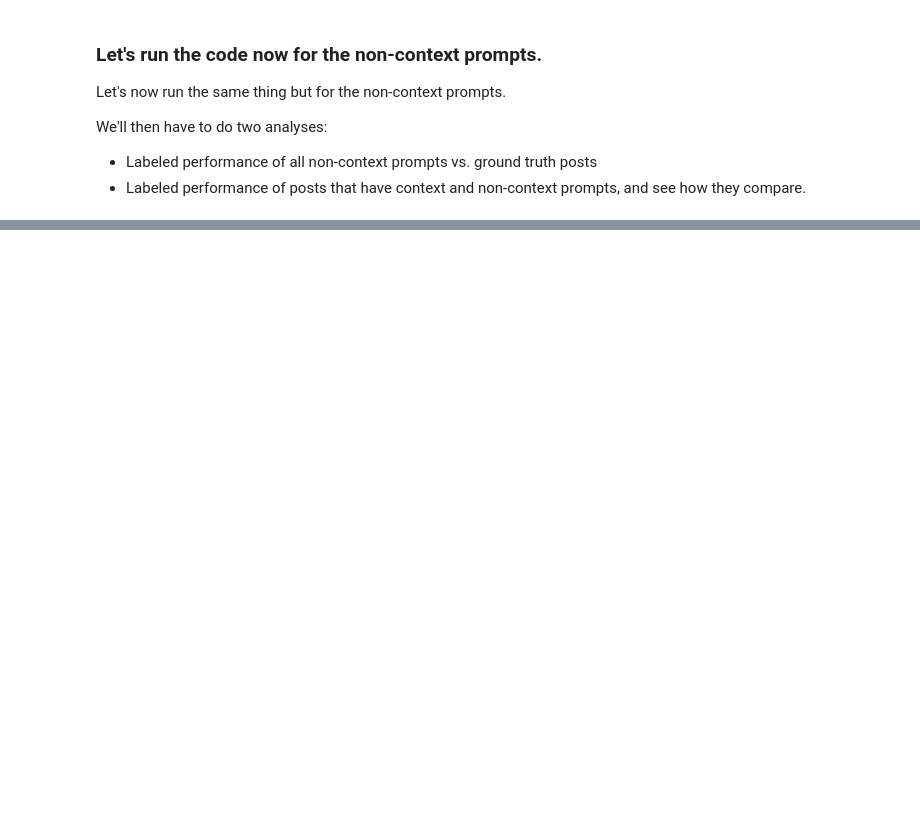
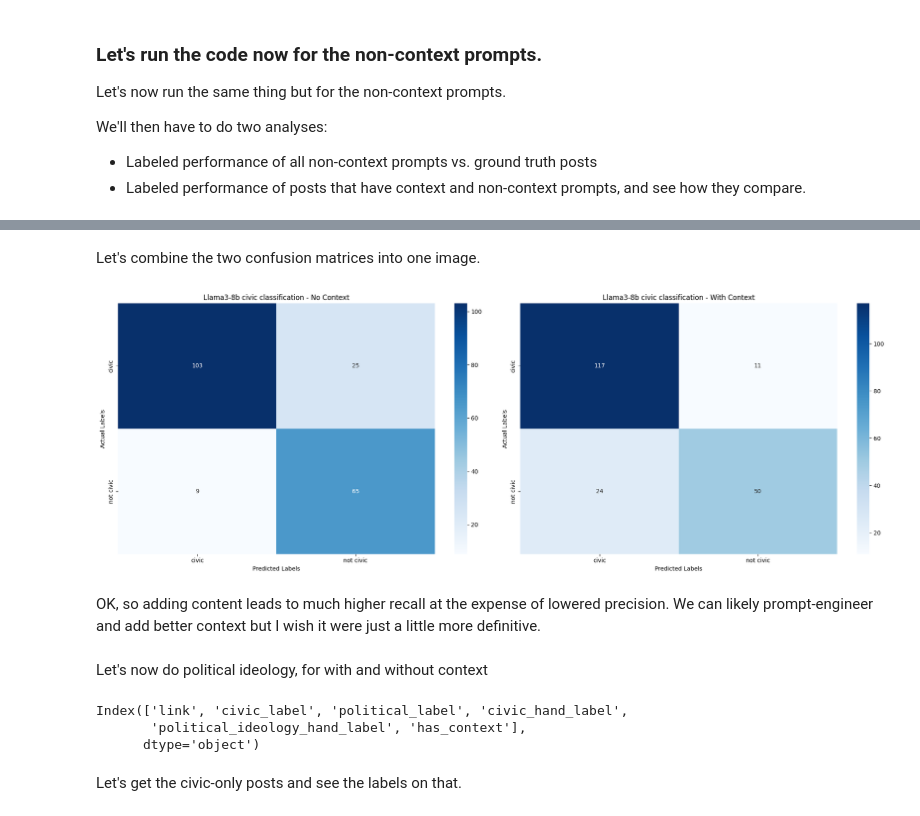
Before and after one commit to METResearchGroup/bluesky-research, a Jupyter notebook: demos/groq_llama3_labeling/llama3_8b.ipynb, the cells around one changed output, grey strips where cells are left out. Cells and saved outputs as stored; diff of their text form; code cells hidden in the pictures; blank space fills up the shorter version.

```diff
--- a/demos/groq_llama3_labeling/llama3_8b.ipynb
+++ b/demos/groq_llama3_labeling/llama3_8b.ipynb
@@ -429,0 +1182,37 @@ loaded_labels_with_links_and_context_prompts[example_link]
+# %% [markdown]
+Let's combine the two confusion matrices into one image.
+# %%
+# Setup the figure and axes for two subplots
+plt.figure(figsize=(20, 7))  # Adjust the figure size to accommodate two plots
+
+# First subplot for "no context"
+plt.subplot(1, 2, 1)  # 1 row, 2 columns, 1st subplot
+sns.heatmap(llama3_8b_no_context_confusion_matrix, annot=True, fmt='d', cmap='Blues')
+plt.title('Llama3-8b civic classification - No Context')
+plt.ylabel('Actual Labels')
+plt.xlabel('Predicted Labels')
+
+# Second subplot for "with context"
+plt.subplot(1, 2, 2)  # 1 row, 2 columns, 2nd subplot
+sns.heatmap(llama3_8b_yes_context_confusion_matrix, annot=True, fmt='d', cmap='Blues')
+plt.title('Llama3-8b civic classification - With Context')
+plt.ylabel('Actual Labels')
+plt.xlabel('Predicted Labels')
+
+# Show the plot
+plt.tight_layout()  # Adjusts subplot params so that the subplot(s) fits in to the figure area.
+plt.show()
+# %% [output]
+[figure, added]
+# %% [markdown]
+OK, so adding content leads to much higher recall at the expense of lowered precision. We can likely prompt-engineer and add better context but I wish it were just a little more definitive.
+# %% [markdown]
+Let's now do political ideology, for with and without context
+# %%
+joined_llama3_8b_posts_available_context_results.columns
+# %% [output]
+Index(['link', 'civic_label', 'political_label', 'civic_hand_label',
+       'political_ideology_hand_label', 'has_context'],
+      dtype='object')
+# %% [markdown]
+Let's get the civic-only posts and see the labels on that.
```
Also changed, not shown: parts of 121 cells of this notebook, 5 other files.
